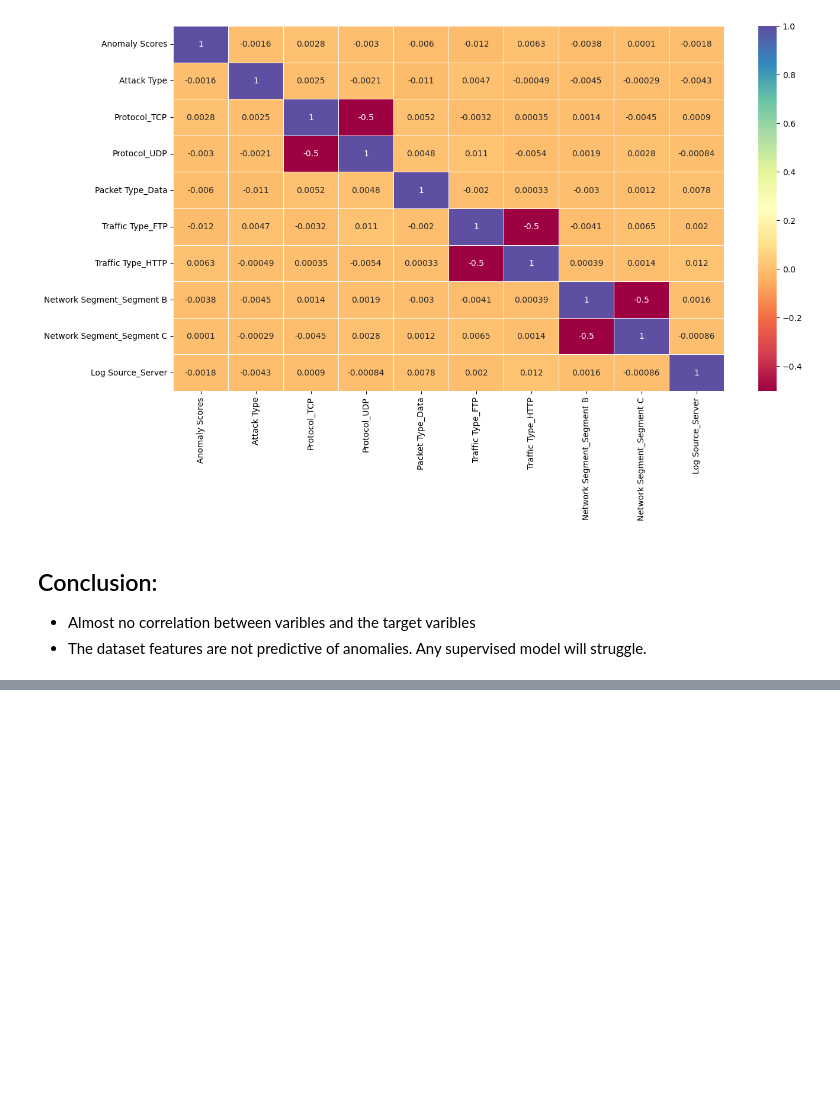
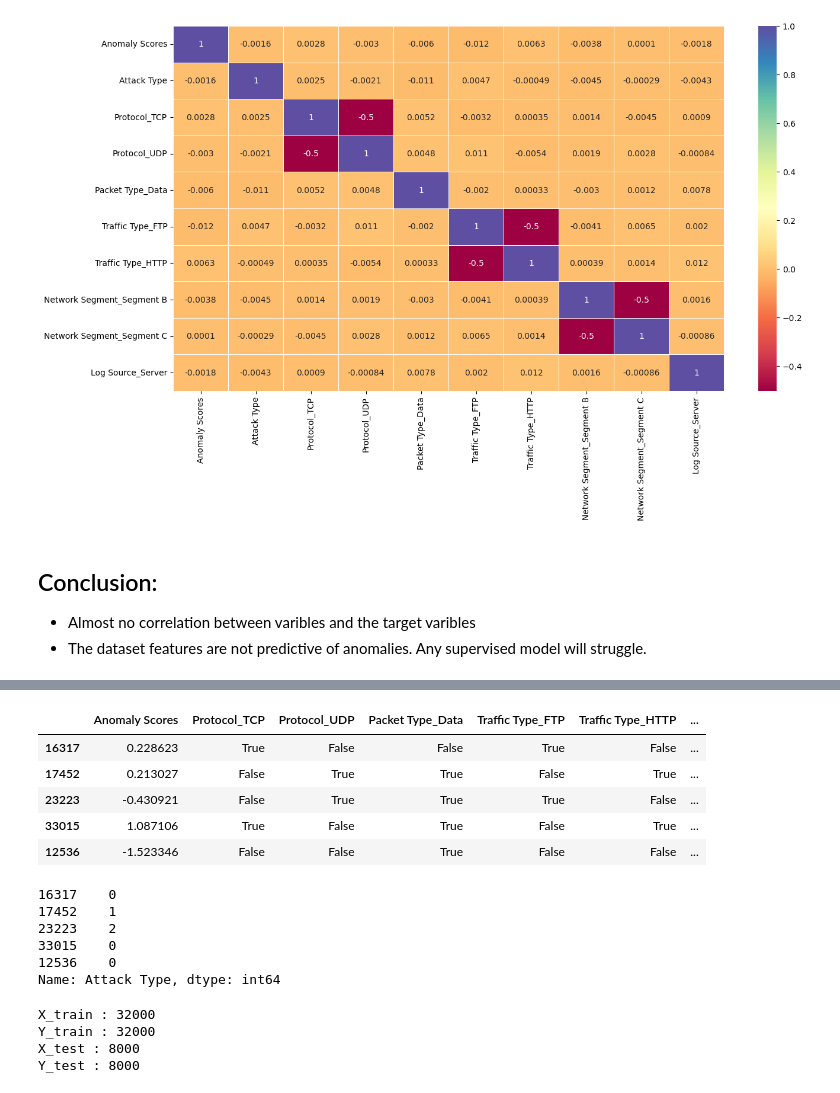
Before and after one commit to quangminh206lnh-collab/Network-attack-type-prediction-, a Jupyter notebook: notebooks/cybersecurity_analysis.ipynb, the cells around one changed output, grey strips where cells are left out. Cells and saved outputs as stored; diff of their text form; code cells hidden in the pictures; blank space fills up the shorter version.

Commit message:
Seperating Data Into Test and trainig data

```diff
--- a/notebooks/cybersecurity_analysis.ipynb
+++ b/notebooks/cybersecurity_analysis.ipynb
@@ -903,0 +914,33 @@ sns.heatmap(df_copy.corr() ,  cmap="Spectral", annot = True, linewidths=0.5)
+# %%
+x = df_copy.drop(["Attack Type"], axis = 1)
+y = df_copy["Attack Type"]
+# %%
+x_train,x_test,y_train,y_test = train_test_split(x,y, test_size=0.2, random_state=86 )
+# %%
+x_train.head()
+# %% [output]
+|  | Anomaly Scores | Protocol_TCP | Protocol_UDP | Packet Type_Data | Traffic Type_FTP | Traffic Type_HTTP | ... |
+| 16317 | 0.228623 | True | False | False | True | False | ... |
+| 17452 | 0.213027 | False | True | True | False | True | ... |
+| 23223 | -0.430921 | False | True | True | True | False | ... |
+| 33015 | 1.087106 | True | False | True | False | True | ... |
+| 12536 | -1.523346 | False | False | True | False | False | ... |
+# %%
+y_train.head()
+# %% [output]
+16317    0
+17452    1
+23223    2
+33015    0
+12536    0
+Name: Attack Type, dtype: int64
+# %%
+print(f"X_train : {x_train.shape[0]}")
+print(f"Y_train : {y_train.shape[0]}")
+print(f"X_test : {x_test.shape[0]}")
+print(f"Y_test : {y_test.shape[0]}")
+# %% [output]
+X_train : 32000
+Y_train : 32000
+X_test : 8000
+Y_test : 8000
```
Also changed, not shown: parts of 4 cells of this notebook.
